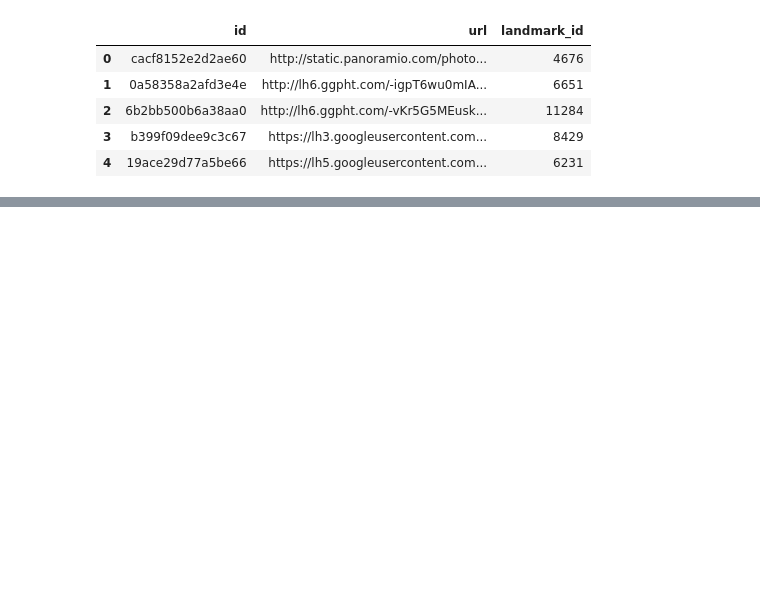
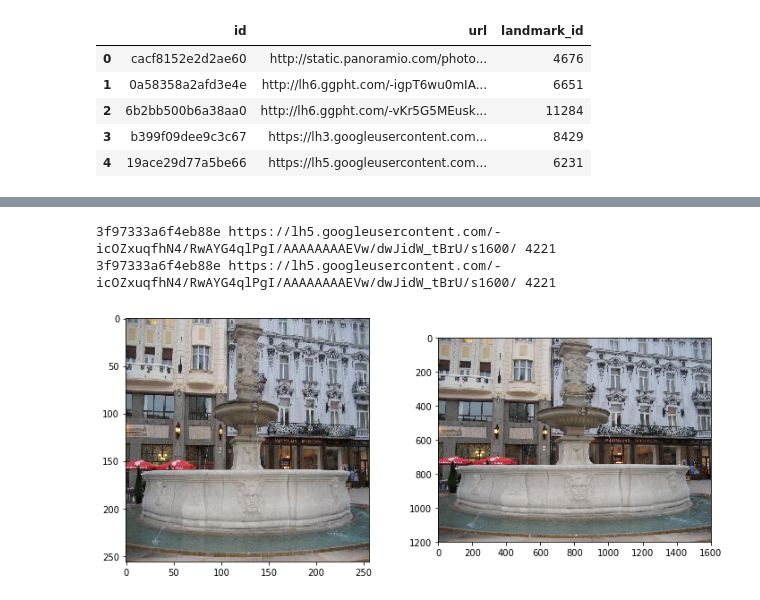
Before and after one commit to JifuZhao/Landmark-Recognition, a Jupyter notebook: Test Notebook.ipynb, the cells around one changed output, grey strips where cells are left out. Cells and saved outputs as stored; diff of their text form; code cells hidden in the pictures; blank space fills up the shorter version.

```diff
--- a/Test Notebook.ipynb
+++ b/Test Notebook.ipynb
@@ -14,11 +14,11 @@ import time, gc
 
 %matplotlib inline
 # %%
-train = pd.read_csv('./data/train_resized.csv')
-test = pd.read_csv('./data/test.csv')
+original_train = pd.read_csv('./data/train.csv')
+original_test = pd.read_csv('./data/test.csv')
 
-print('Train:\t\t', train.shape)
-print('Test:\t\t', test.shape)
+print('Train:\t\t', original_train.shape)
+print('Test:\t\t', original_test.shape)
 
-print('Landmarks:\t', len(train['landmark_id'].unique()))
+print('Landmarks:\t', len(original_train['landmark_id'].unique()))
 # %% [output]
@@ -41,0 +28,8 @@ array(['http://static.panoramio.com/photos/original/70761397.jpg',
+# %%
+resized_train = pd.read_csv('./data/train_resized.csv')
+resized_test = pd.read_csv('./data/test_resized.csv')
+
+print('Train:\t\t', resized_train.shape)
+print('Test:\t\t', resized_test.shape)
+
+print('Landmarks:\t', len(resized_train['landmark_id'].unique()))
@@ -124,0 +58,19 @@ plt.show()
+# %%
+idx = np.random.randint(0, 1223294)
+re_id, re_url, re_lid = resized_train.loc[idx].values
+org_idx = original_train[original_train['id'] == re_id].index[0]
+org_id, org_url, org_lid = original_train.loc[org_idx].values
+
+print(re_id, re_url, re_lid)
+print(org_id, org_url, org_lid)
+
+re_img = io.imread('./data/train_resized/' + str(idx) + '.jpg')
+org_img = io.imread('./data/raw_data/train_images/' + str(org_idx) + '.jpg')
+fig, ax = plt.subplots(nrows=1, ncols=2, figsize=(12, 5))
+ax[0].imshow(re_img)
+ax[1].imshow(org_img)
+plt.show()
+# %% [output]
+3f97333a6f4eb88e https://lh5.googleusercontent.com/-icOZxuqfhN4/RwAYG4qlPgI/AAAAAAAAEVw/dwJidW_tBrU/s1600/ 4221
+3f97333a6f4eb88e https://lh5.googleusercontent.com/-icOZxuqfhN4/RwAYG4qlPgI/AAAAAAAAEVw/dwJidW_tBrU/s1600/ 4221
+[figure, added]
```
Also changed, not shown: parts of 14 cells of this notebook, 2 other files.
